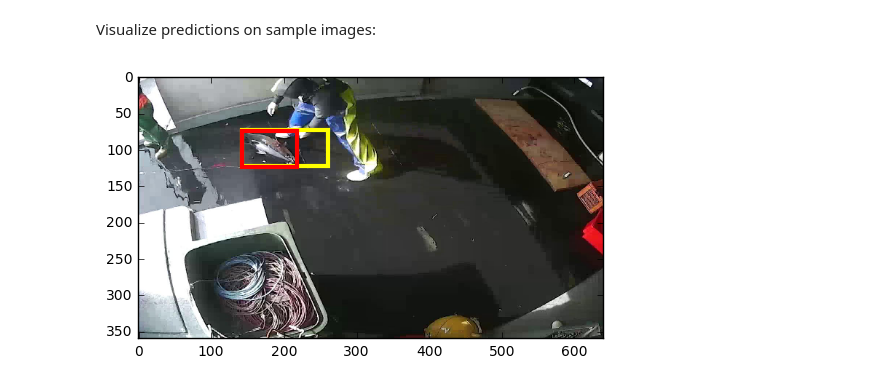
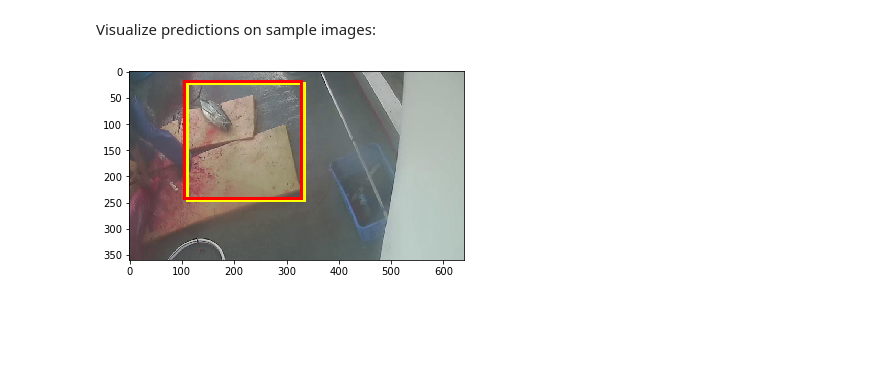
Before and after one commit to rdcolema/nc-fish-classification, a Jupyter notebook: nc_fish_classification/bb_regressor.ipynb, the cells around one changed output. Drawn from its saved outputs; the diff is of its cells as text; code cells hidden in the pictures; blank space fills up the shorter version.

```diff
--- a/nc_fish_classification/bb_regressor.ipynb
+++ b/nc_fish_classification/bb_regressor.ipynb
@@ -191,7 +223,11 @@ model.compile(Adam(lr=0.001), loss='mse')
 # %%
+ckpt = ModelCheckpoint('models/bb_regressor/360x640/loss-{val_loss:.2f}_vgg16_bn.h5', monitor='val_loss',
+                       verbose=0, save_best_only=True, save_weights_only=True)
+
 model.fit(conv_trn_feat, trn_bbox,
           batch_size=batch_size,
-          nb_epoch=3,
+          nb_epoch=nb_epoch,
           verbose=2,
-          validation_data=(conv_val_feat, val_bbox))
+          validation_data=(conv_val_feat, val_bbox),
+          callbacks=[ckpt])
 # %% [output]
@@ -205,12 +251 @@ Epoch 3/3
 <keras.callbacks.History at 0x...>
-# %%
-model.optimizer.lr = 1e-7
-ckpt = ModelCheckpoint('models/bb_regressor/360x640/loss-{val_loss:.2f}_vgg16_bn.h5', monitor='val_loss',
-                       verbose=0, save_best_only=True, save_weights_only=True)
-
-model.fit(conv_trn_feat, trn_bbox,
-          batch_size=batch_size,
-          nb_epoch=10,
-          verbose=2,
-          validation_data=(conv_val_feat, val_bbox),
-          callbacks=[ckpt])
@@ -236,7 +252,7 @@ Epoch 10/10
 # %%
-model.load_weights('models/bb_regressor/360x640/loss-1103.20_vgg16_bn.h5')  # current best
+model.load_weights('models/bb_regressor/360x640/loss-408.47_vgg16_bn.h5')  # current best
 # %%
-pred = model.predict(conv_val_feat[0:10])
+pred = model.predict(conv_val_feat[0:15])
 # %% [markdown]
 Visualize predictions on sample images:
 # %%
@@ -249,6 +265,6 @@ def show_bb_pred(i):
     ax.add_patch(create_rect(bb_pred, 'yellow'))
     ax.add_patch(create_rect(bb))
 # %%
-show_bb_pred(7)
+show_bb_pred(10)
 # %% [output]
-[figure, old version]
+[figure, new version]
```
Also changed, not shown: parts of 23 cells of this notebook, 8 other files.
